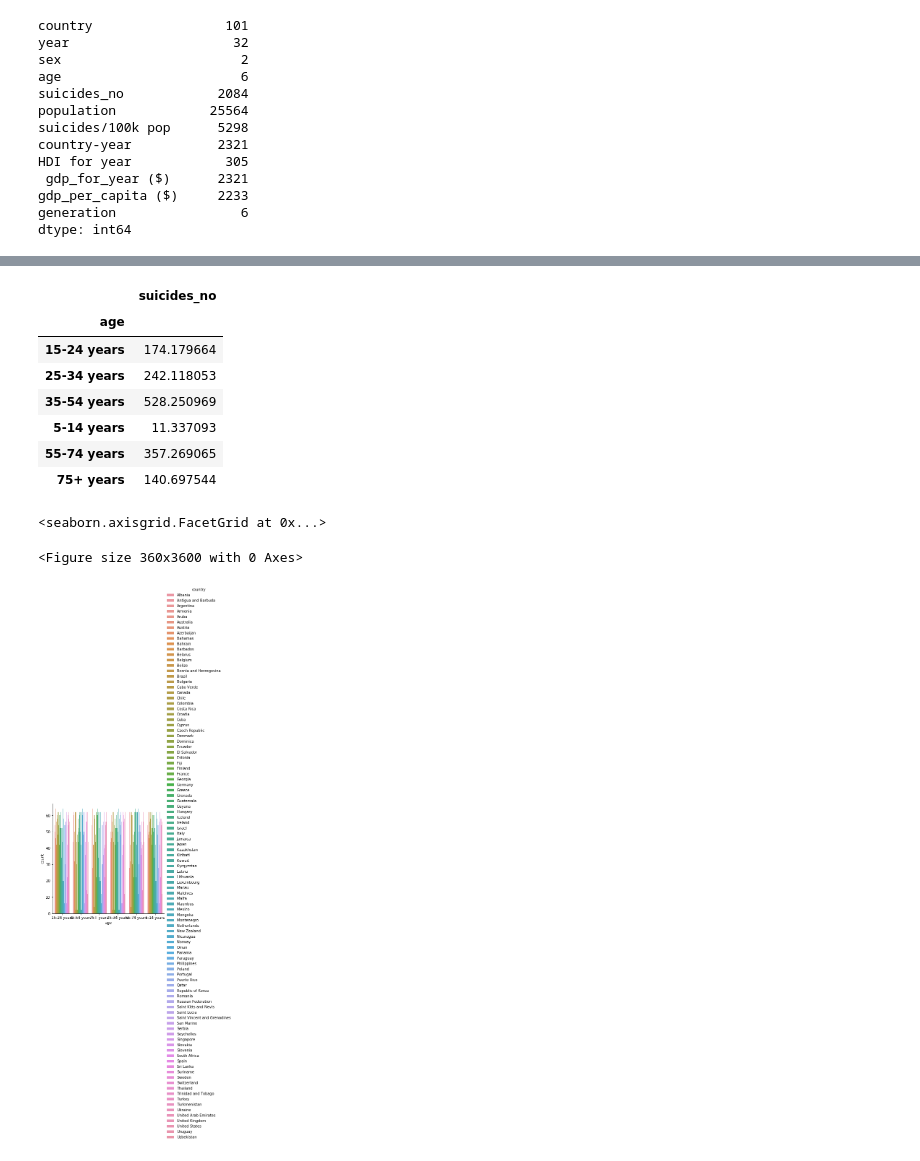
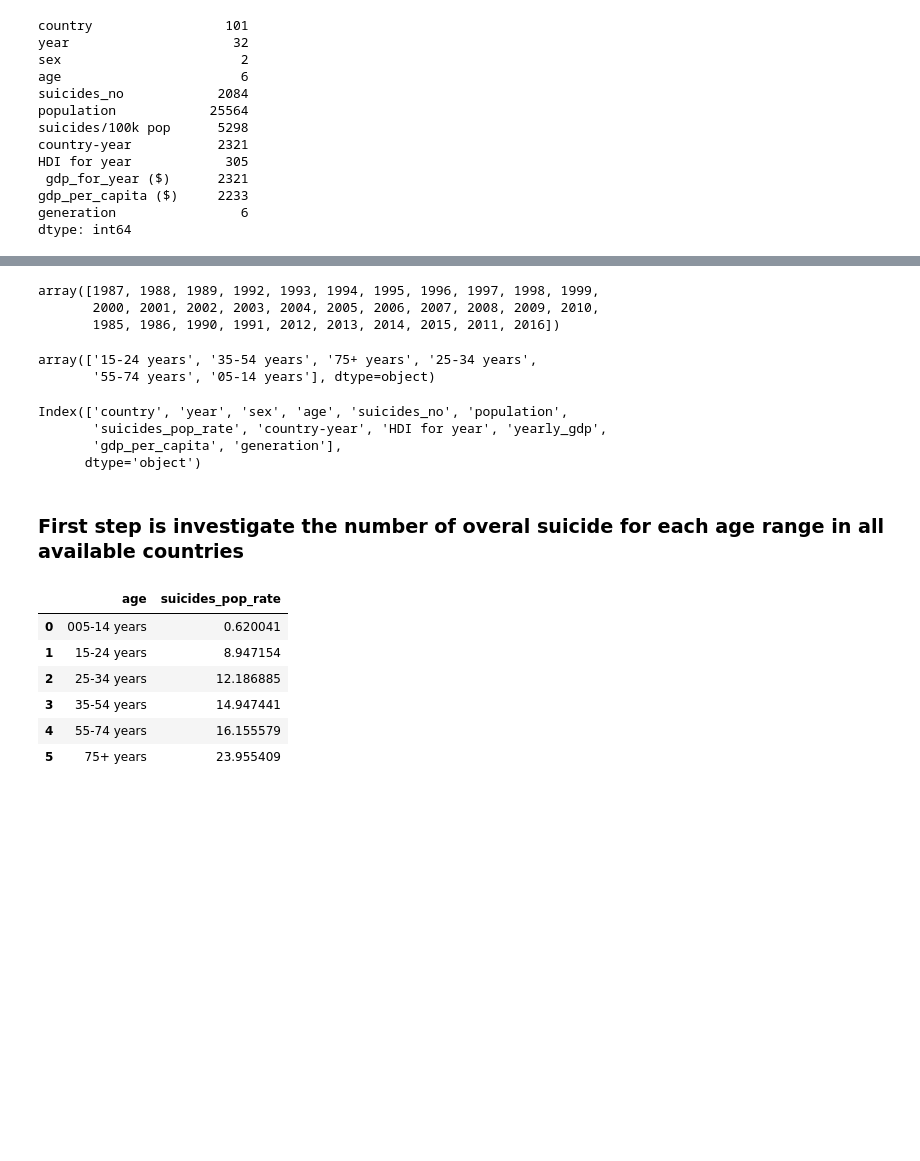
Before and after one commit to nakisa84/Springboard, a Jupyter notebook: Data Story Telling/suicide-exploration.ipynb, the cells around one changed output, grey strips where cells are left out. Cells and saved outputs as stored; diff of their text form; code cells hidden in the pictures; blank space fills up the shorter version.

```diff
--- a/Data Story Telling/suicide-exploration.ipynb
+++ b/Data Story Telling/suicide-exploration.ipynb
@@ -117,19 +117,39 @@ array(['15-24 years', '35-54 years', '75+ years', '25-34 years',
+# %%
+# Data collected from which years
+data.year.unique()
+# %% [output]
+array([1987, 1988, 1989, 1992, 1993, 1994, 1995, 1996, 1997, 1998, 1999,
+       2000, 2001, 2002, 2003, 2004, 2005, 2006, 2007, 2008, 2009, 2010,
+       1985, 1986, 1990, 1991, 2012, 2013, 2014, 2015, 2011, 2016])
+# %%
+# Data collected from which age ranges
+data.age.unique()
+# %% [output]
+array(['15-24 years', '35-54 years', '75+ years', '25-34 years',
+       '55-74 years', '05-14 years'], dtype=object)
+# %%
+#lets do some basic clean up
+data.rename(columns= {'suicides/100k pop' : 'suicides_pop_rate',' gdp_for_year ($) ':'yearly_gdp','gdp_per_capita ($)':'gdp_per_capita'},inplace=True)
+data.age = data.age.str.replace("5-14 years","05-14 years")
+data.columns
+# %% [output]
+Index(['country', 'year', 'sex', 'age', 'suicides_no', 'population',
+       'suicides_pop_rate', 'country-year', 'HDI for year', 'yearly_gdp',
+       'gdp_per_capita', 'generation'],
+      dtype='object')
+# %%
+data.yearly_gdp = data.yearly_gdp.str.replace(",",'').astype(np.int64)
+# %% [markdown]
+### First step is investigate the number of overal suicide for each age range in all available countries
 # %%
-age_data = pd.DataFrame(data.groupby('age')['suicides_no'].mean())
+age_data = pd.DataFrame(data.groupby('age')['suicides_pop_rate'].mean()).sort_index()
+age_data.reset_index(inplace = True)
 age_data
 # %% [output]
-|  | suicides_no |
-| age |  |
-| 15-24 years | 174.179664 |
-| 25-34 years | 242.118053 |
-| 35-54 years | 528.250969 |
-| 5-14 years | 11.337093 |
-| 55-74 years | 357.269065 |
-| 75+ years | 140.697544 |
+|  | age | suicides_pop_rate |
+| 0 | 005-14 years | 0.620041 |
+| 1 | 15-24 years | 8.947154 |
+| 2 | 25-34 years | 12.186885 |
+| 3 | 35-54 years | 14.947441 |
+| 4 | 55-74 years | 16.155579 |
+| 5 | 75+ years | 23.955409 |
-# %%
-plt.figure(figsize = (5,50))
-sns.catplot(x="age",hue = 'country',data = data,kind= 'count')
-# %% [output]
-<seaborn.axisgrid.FacetGrid at 0x...>
-<Figure size 360x3600 with 0 Axes>
-[figure, removed]
```
Also changed, not shown: parts of 36 cells of this notebook.
